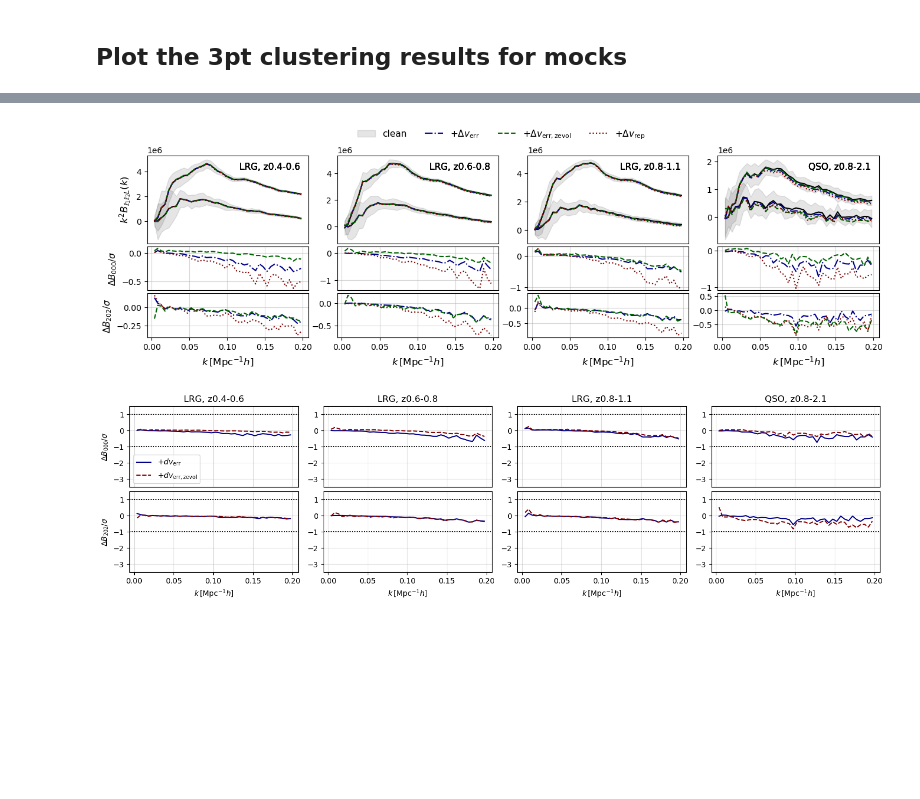
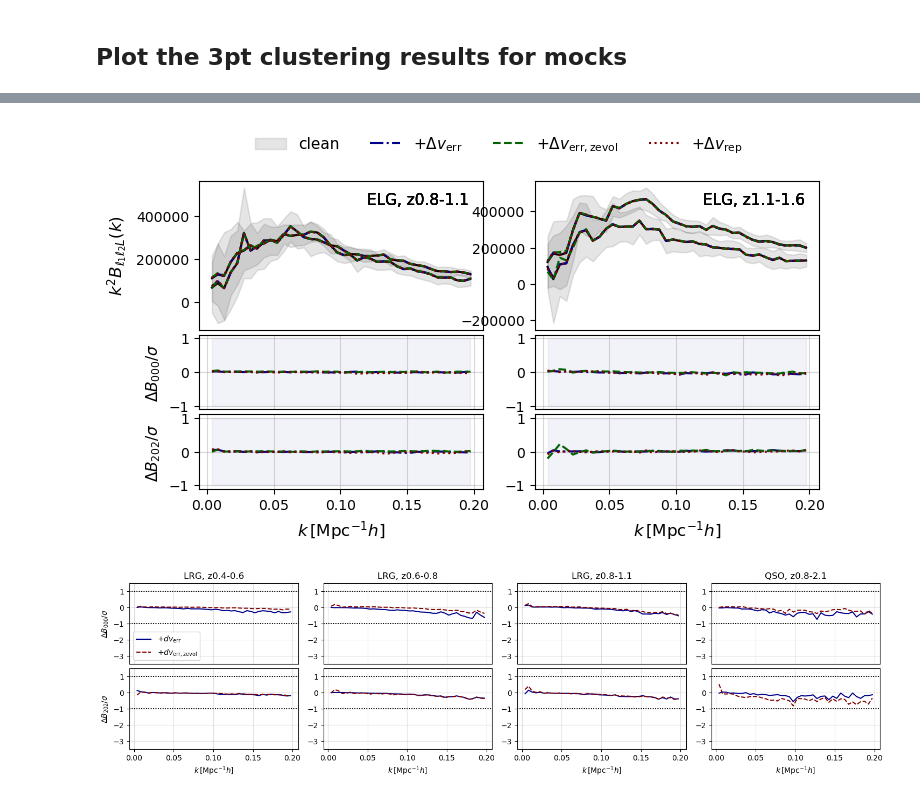
Before and after one commit to ShengyuHE/desi_y3_redshift_errors, a Jupyter notebook: main/clustering/notebooks/plot_3pt.ipynb, the cells around one changed output, grey strips where cells are left out. Saved outputs shown, nothing was run; the diff lists cells and outputs as text; code cells hidden in the pictures; blank space fills up the shorter version.

```diff
--- a/main/clustering/notebooks/plot_3pt.ipynb
+++ b/main/clustering/notebooks/plot_3pt.ipynb
@@ -66,8 +69,9 @@ ells=[(0, 0, 0), (2, 0, 2)]
 domain = 'altmtl' # cubic, altmtl
 version = 'AbacusHF-v2' # AbacusHF-v2, holi-v3
 cov_version = 'AbacusHF-v2'
-# tracers = ['BGS', 'LRG', 'ELG', 'QSO'][1:2]
-tracers = ['LRG', 'QSO'][:]
+# tracers = ['LRG', 'QSO'][:]
+tracers = ['BGS', 'ELG'][1:]
+tracer_label = ''.join(t[0] for t in tracers)
 zerrs =  ['False','verr_nonparam', 'verr_nonparam_zevol', 'repeat']
 labels =  ['clean', r'$+\Delta v_{\rm{err}}$', r'$+\Delta v_{\rm{err, zevol}}$', r'$+\Delta v_{\rm{rep}}$']
 # labels = ['clean', '+dv_repeat', '+dv_repeat_zevol', '+dv_err_empirical', '+dv_err_nonparam', '+dv_err_nonparam_zevol']
@@ -114,36 +118,39 @@ for indz, (tracer, zsnap, zrange) in enumerate(tracer_redshifts):
         ax_top.text(0.95, 0.92,f'{tracer}, z{zrange[0]:.1f}-{zrange[1]:.1f}',transform=ax_top.transAxes, ha='right', va='top', fontsize=11 )
         ax_top.tick_params(axis="x", which="both", bottom=False, top=False, labelbottom=False)
         for ill, ell in enumerate(ells):
             # plot the mean plots
             ax_top = plt.subplot(gs[indz])
             if zerr == 'False':
                 ax_top.plot(s, s**spow*tps_mean[ill], color=colors[indv], ls = '-',  lw = 1.5, zorder=0)
                 ax_top.fill_between(s, s**spow*(tps_mean_fid[ill]-error_bar[ill]), s**spow*(tps_mean_fid[ill]+error_bar[ill]), color=colors[indv], alpha=0.1, label=zerr_labels[zerr] if ell == (0,0,0) else None)
                 # ax_top.errorbar(s, s**spow*tps_mean[ill], yerr=s**spow*error_bar[ill], fmt='o', linestyle='none', markersize=3, color=colors[indv], alpha=0.5, label=zerr_labels[zerr] if ell == (0,0,0) else None, zorder=0)
             else:
                 ax_top.plot(s, s**spow*tps_mean[ill], color=colors[indv], ls = lss[indv],  lw = 1.5, label=zerr_labels[zerr] if ell == (0,0,0) else None, zorder=1)
             if indz == 0:
                 ax_top.set_ylabel(TPS_LABELS[corr]['y'], fontsize=12)
             # ax_top.legend(loc=1, fontsize=9)
             # plot the residual plots
             if zerr in ['repeat', 'verr_empirical', 'verr_nonparam', 'verr_nonparam_zevol']:
                 if ell == (0,0,0):
                     ax_res = plt.subplot(gs[indz+lenz])
                     if indz == 0: ax_res.set_ylabel(TPS_LABELS[corr]['dy0'], fontsize=11)
                     ax_res.tick_params(axis="x", which="both", bottom=False, top=False, labelbottom=False)
                 elif ell == (2,0,2):
                     ax_res = plt.subplot(gs[indz+lenz*2])
                     ax_res.set_xlabel(TPS_LABELS[corr]['x'], fontsize=12)
                     if indz == 0: ax_res.set_ylabel(TPS_LABELS[corr]['dy2'], fontsize=11)
                 ax_res.grid(alpha=0.5)
                 ax_res.plot(s, (tps_mean[ill]-tps_mean_fid[ill])/error_bar[ill], lw=1.5, ls=lss[indv], color=colors[indv])
                 # ax_res.plot(s, (tps_mean[ill]/tps_mean_fid[ill]), lw=1, color=colors[indv])
+                if zerr == 'verr_nonparam':
+                    ax_res.fill_between(s, -1, 1,  color='darkblue', alpha=0.05)
 handles, legend_labels = ax_top.get_legend_handles_labels()
 fig.legend(handles, legend_labels, loc='upper center', bbox_to_anchor=(0.5, 1.03), ncol=len(zerrs), fontsize=11, frameon=False)
-if save_fig == True:
-    plt.savefig(OVERLEAF_DIR+f'/plot_bk_clustering.pdf', bbox_inches='tight')
+if save_fig == True and len(tracers) == 2:
+    plt.savefig(OVERLEAF_DIR+f'/plot_{corr}_{tracer_label}_clustering.pdf', bbox_inches='tight')
+plt.show()
 # %% [output]
-[figure, old version]
+[figure, new version]
 # %%
 # Residual plots only: (zerr - clean) / sigma_clean for mesh3
 corr = 'mesh3_sugiyama'
```
Also changed, not shown: parts of 1 cell of this notebook, 21 other files.
